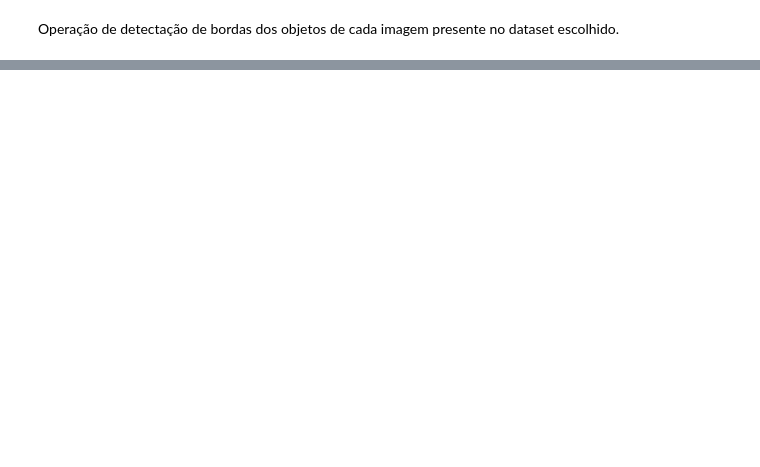
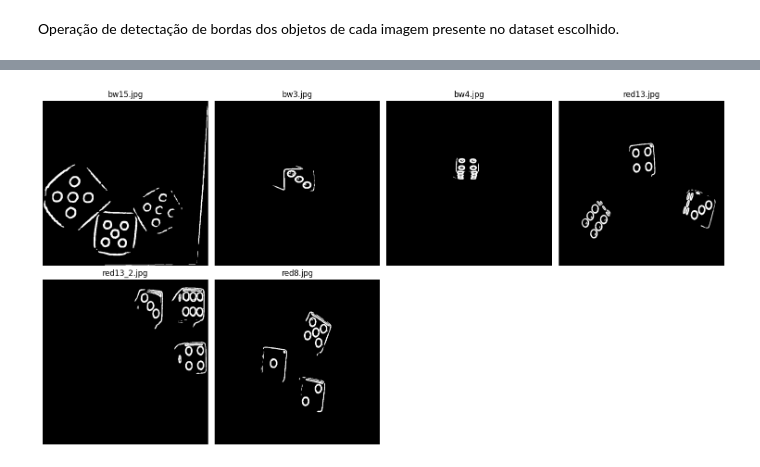
Before and after one commit to Itor-Carlos/Trabalho-Final-Processamento-de-Imagem, a Jupyter notebook: Trabalho_Final.ipynb, the cells around one changed output, grey strips where cells are left out. Cells and saved outputs as stored; diff of their text form; code cells hidden in the pictures; blank space fills up the shorter version.

```diff
--- a/Trabalho_Final.ipynb
+++ b/Trabalho_Final.ipynb
@@ -96,0 +130,6 @@ exibe_grade(imagens_limites, arquivos, mapa_cor='gray')
+# %%
+#binarizar
+imagens_limites_bin = [img > 0.05 for img in imagens_limites]
+exibe_grade(imagens_limites_bin, arquivos, mapa_cor='gray')
+# %% [output]
+[figure, added]
```
Also changed, not shown: parts of 10 cells of this notebook, 7 other files.
